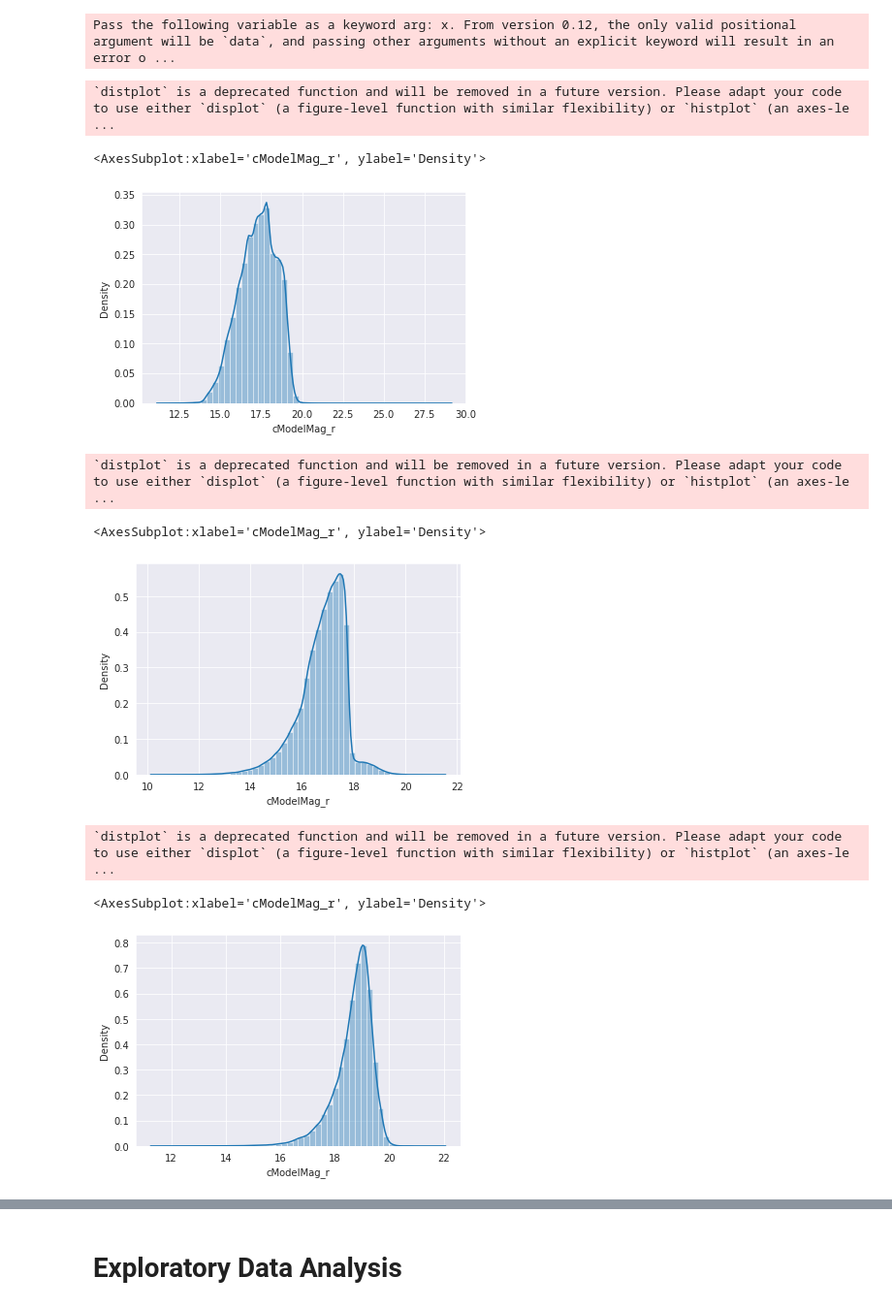
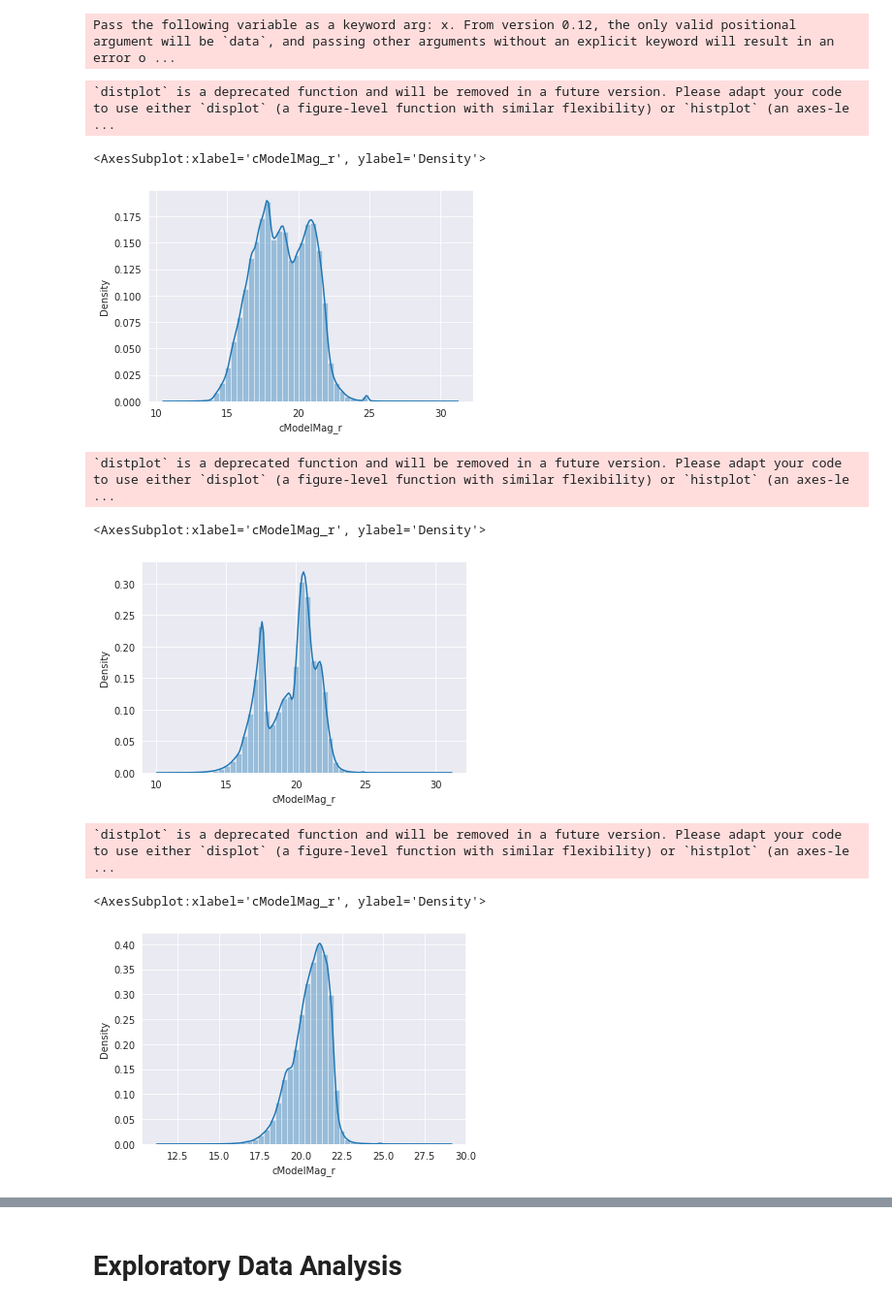
Before and after one commit to NadezhdaMalysheva/Classification-of-star-galaxy-and-quasar, a Jupyter notebook: notebook1.ipynb, the cells around one changed output, grey strips where cells are left out. Shown at 97% size. Drawn from its saved outputs; the diff is of its cells as text; code cells hidden in the pictures.

```diff
--- a/notebook1.ipynb
+++ b/notebook1.ipynb
@@ -36,7 +36,7 @@ from sklearn.ensemble import RandomForestClassifier, AdaBoostClassifier, Gradien
 # %% [markdown]
 Загружаем основную выборку со всеми классами:
 # %%
-df = pd.read_csv('./input/SpecPhotoAll_NadezdaMalysheva_1.csv') #запущена другая выборка
+df = pd.read_csv('./input/SpecPhotoAll_mali_na.csv') #запущена другая выборка
 
 df.head()
 # %% [output]
@@ -69,20 +69,20 @@ sns.countplot(df['z'], palette = 'magma')
 # %% [output]
 Pass the following variable as a keyword arg: x. From version 0.12, the only valid positional argument will be `data`, and passing other arguments without an explicit keyword will result in an error o ...
 # %%
-sns.distplot(df[df['class'] == 'STAR'].cModelMag_r)
+sns.distplot(df[(df['class'] == 'STAR') & (df['cModelMag_r'] > -10)].cModelMag_r)
 # %% [output]
 `distplot` is a deprecated function and will be removed in a future version. Please adapt your code to use either `displot` (a figure-level function with similar flexibility) or `histplot` (an axes-le ...
 <AxesSubplot:xlabel='cModelMag_r', ylabel='Density'>
-[figure, old version]
+[figure, new version]
 # %%
-sns.distplot(df[df['class'] == 'GALAXY'].cModelMag_r)
+sns.distplot(df[(df['class'] == 'GALAXY') & (df['cModelMag_r'] > -10)].cModelMag_r)
 # %% [output]
 `distplot` is a deprecated function and will be removed in a future version. Please adapt your code to use either `displot` (a figure-level function with similar flexibility) or `histplot` (an axes-le ...
 <AxesSubplot:xlabel='cModelMag_r', ylabel='Density'>
-[figure, old version]
+[figure, new version]
 # %%
-sns.distplot(df[df['class'] == 'QSO'].cModelMag_r)
+sns.distplot(df[(df['class'] == 'QSO') & (df['cModelMag_r'] > -10)].cModelMag_r)
 # %% [output]
 `distplot` is a deprecated function and will be removed in a future version. Please adapt your code to use either `displot` (a figure-level function with similar flexibility) or `histplot` (an axes-le ...
 <AxesSubplot:xlabel='cModelMag_r', ylabel='Density'>
-[figure, old version]
+[figure, new version]
```
Also changed, not shown: parts of 66 cells of this notebook.
